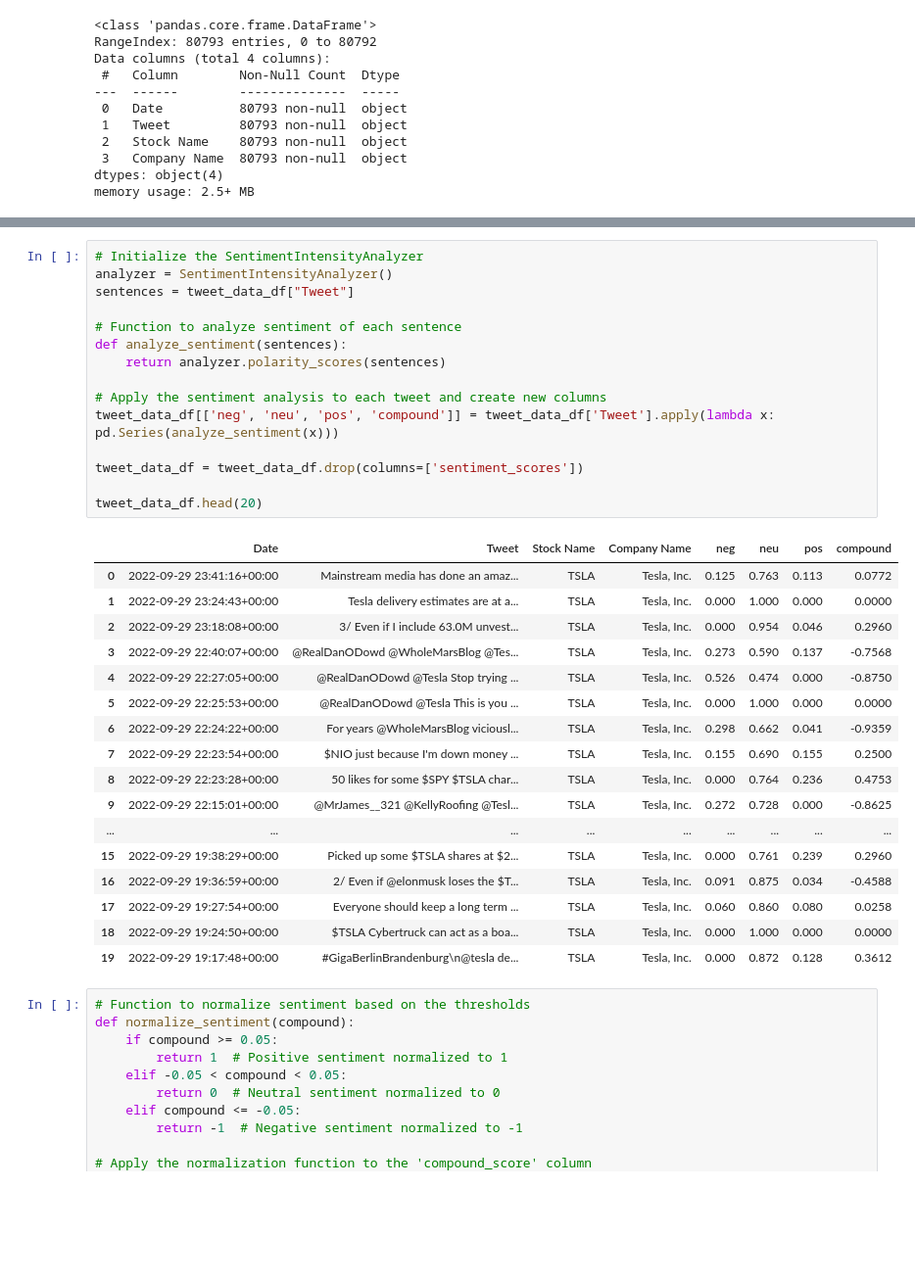
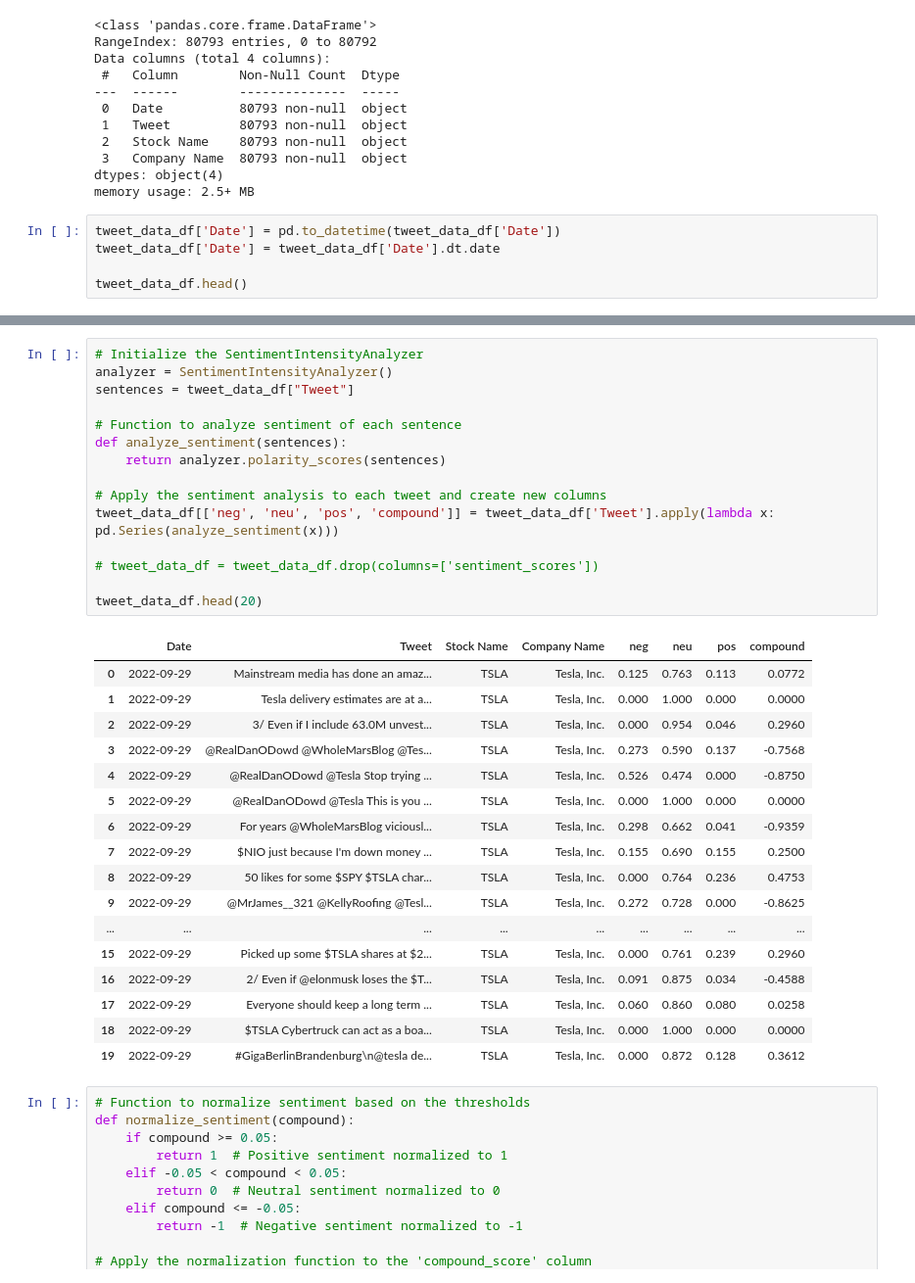
Before and after one commit to AngieP48/project-3, a Jupyter notebook: Marks Code.ipynb, the cells around one changed output, grey strips where cells are left out. Shown at 98% size. Drawn from its saved outputs; the diff is of its cells as text; blank space fills up the shorter version.

```diff
--- a/Marks Code.ipynb
+++ b/Marks Code.ipynb
@@ -63,3 +97,8 @@ Data columns (total 4 columns):
  3   Company Name  80793 non-null  object
 dtypes: object(4)
 memory usage: 2.5+ MB
+# %%
+tweet_data_df['Date'] = pd.to_datetime(tweet_data_df['Date'])
+tweet_data_df['Date'] = tweet_data_df['Date'].dt.date
+
+tweet_data_df.head()
@@ -66,36 +112,36 @@ memory usage: 2.5+ MB
 # %%
 # Initialize the SentimentIntensityAnalyzer
 analyzer = SentimentIntensityAnalyzer()
 sentences = tweet_data_df["Tweet"]
 
 # Function to analyze sentiment of each sentence
 def analyze_sentiment(sentences):
     return analyzer.polarity_scores(sentences)
 
 # Apply the sentiment analysis to each tweet and create new columns
 tweet_data_df[['neg', 'neu', 'pos', 'compound']] = tweet_data_df['Tweet'].apply(lambda x: pd.Series(analyze_sentiment(x)))
 
-tweet_data_df = tweet_data_df.drop(columns=['sentiment_scores'])
+# tweet_data_df = tweet_data_df.drop(columns=['sentiment_scores'])
 
 tweet_data_df.head(20)
 # %% [output]
 |  | Date | Tweet | Stock Name | Company Name | neg | neu | pos | compound |
-| 0 | 2022-09-29 23:41:16+00:00 | Mainstream media has done an amaz... | TSLA | Tesla, Inc. | 0.125 | 0.763 | 0.113 | 0.0772 |
-| 1 | 2022-09-29 23:24:43+00:00 | Tesla delivery estimates are at a... | TSLA | Tesla, Inc. | 0.000 | 1.000 | 0.000 | 0.0000 |
-| 2 | 2022-09-29 23:18:08+00:00 | 3/ Even if I include 63.0M unvest... | TSLA | Tesla, Inc. | 0.000 | 0.954 | 0.046 | 0.2960 |
-| 3 | 2022-09-29 22:40:07+00:00 | @RealDanODowd @WholeMarsBlog @Tes... | TSLA | Tesla, Inc. | 0.273 | 0.590 | 0.137 | -0.7568 |
-| 4 | 2022-09-29 22:27:05+00:00 | @RealDanODowd @Tesla Stop trying ... | TSLA | Tesla, Inc. | 0.526 | 0.474 | 0.000 | -0.8750 |
-| 5 | 2022-09-29 22:25:53+00:00 | @RealDanODowd @Tesla This is you ... | TSLA | Tesla, Inc. | 0.000 | 1.000 | 0.000 | 0.0000 |
-| 6 | 2022-09-29 22:24:22+00:00 | For years @WholeMarsBlog viciousl... | TSLA | Tesla, Inc. | 0.298 | 0.662 | 0.041 | -0.9359 |
-| 7 | 2022-09-29 22:23:54+00:00 | $NIO just because I'm down money ... | TSLA | Tesla, Inc. | 0.155 | 0.690 | 0.155 | 0.2500 |
-| 8 | 2022-09-29 22:23:28+00:00 | 50 likes for some $SPY $TSLA char... | TSLA | Tesla, Inc. | 0.000 | 0.764 | 0.236 | 0.4753 |
-| 9 | 2022-09-29 22:15:01+00:00 | @MrJames__321 @KellyRoofing @Tesl... | TSLA | Tesla, Inc. | 0.272 | 0.728 | 0.000 | -0.8625 |
+| 0 | 2022-09-29 | Mainstream media has done an amaz... | TSLA | Tesla, Inc. | 0.125 | 0.763 | 0.113 | 0.0772 |
+| 1 | 2022-09-29 | Tesla delivery estimates are at a... | TSLA | Tesla, Inc. | 0.000 | 1.000 | 0.000 | 0.0000 |
+| 2 | 2022-09-29 | 3/ Even if I include 63.0M unvest... | TSLA | Tesla, Inc. | 0.000 | 0.954 | 0.046 | 0.2960 |
+| 3 | 2022-09-29 | @RealDanODowd @WholeMarsBlog @Tes... | TSLA | Tesla, Inc. | 0.273 | 0.590 | 0.137 | -0.7568 |
+| 4 | 2022-09-29 | @RealDanODowd @Tesla Stop trying ... | TSLA | Tesla, Inc. | 0.526 | 0.474 | 0.000 | -0.8750 |
+| 5 | 2022-09-29 | @RealDanODowd @Tesla This is you ... | TSLA | Tesla, Inc. | 0.000 | 1.000 | 0.000 | 0.0000 |
+| 6 | 2022-09-29 | For years @WholeMarsBlog viciousl... | TSLA | Tesla, Inc. | 0.298 | 0.662 | 0.041 | -0.9359 |
+| 7 | 2022-09-29 | $NIO just because I'm down money ... | TSLA | Tesla, Inc. | 0.155 | 0.690 | 0.155 | 0.2500 |
+| 8 | 2022-09-29 | 50 likes for some $SPY $TSLA char... | TSLA | Tesla, Inc. | 0.000 | 0.764 | 0.236 | 0.4753 |
+| 9 | 2022-09-29 | @MrJames__321 @KellyRoofing @Tesl... | TSLA | Tesla, Inc. | 0.272 | 0.728 | 0.000 | -0.8625 |
 | ... | ... | ... | ... | ... | ... | ... | ... | ... |
-| 15 | 2022-09-29 19:38:29+00:00 | Picked up some $TSLA shares at $2... | TSLA | Tesla, Inc. | 0.000 | 0.761 | 0.239 | 0.2960 |
-| 16 | 2022-09-29 19:36:59+00:00 | 2/ Even if @elonmusk loses the $T... | TSLA | Tesla, Inc. | 0.091 | 0.875 | 0.034 | -0.4588 |
-| 17 | 2022-09-29 19:27:54+00:00 | Everyone should keep a long term ... | TSLA | Tesla, Inc. | 0.060 | 0.860 | 0.080 | 0.0258 |
-| 18 | 2022-09-29 19:24:50+00:00 | $TSLA Cybertruck can act as a boa... | TSLA | Tesla, Inc. | 0.000 | 1.000 | 0.000 | 0.0000 |
-| 19 | 2022-09-29 19:17:48+00:00 | #GigaBerlinBrandenburg\n@tesla de... | TSLA | Tesla, Inc. | 0.000 | 0.872 | 0.128 | 0.3612 |
+| 15 | 2022-09-29 | Picked up some $TSLA shares at $2... | TSLA | Tesla, Inc. | 0.000 | 0.761 | 0.239 | 0.2960 |
+| 16 | 2022-09-29 | 2/ Even if @elonmusk loses the $T... | TSLA | Tesla, Inc. | 0.091 | 0.875 | 0.034 | -0.4588 |
+| 17 | 2022-09-29 | Everyone should keep a long term ... | TSLA | Tesla, Inc. | 0.060 | 0.860 | 0.080 | 0.0258 |
+| 18 | 2022-09-29 | $TSLA Cybertruck can act as a boa... | TSLA | Tesla, Inc. | 0.000 | 1.000 | 0.000 | 0.0000 |
+| 19 | 2022-09-29 | #GigaBerlinBrandenburg\n@tesla de... | TSLA | Tesla, Inc. | 0.000 | 0.872 | 0.128 | 0.3612 |
 # %%
 # Function to normalize sentiment based on the thresholds
 def normalize_sentiment(compound):
```
Also changed, not shown: parts of 5 cells of this notebook.
